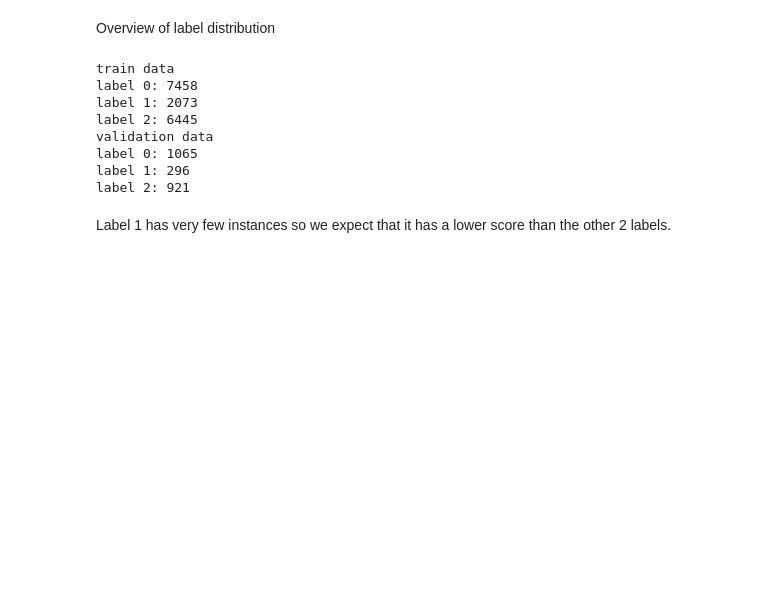
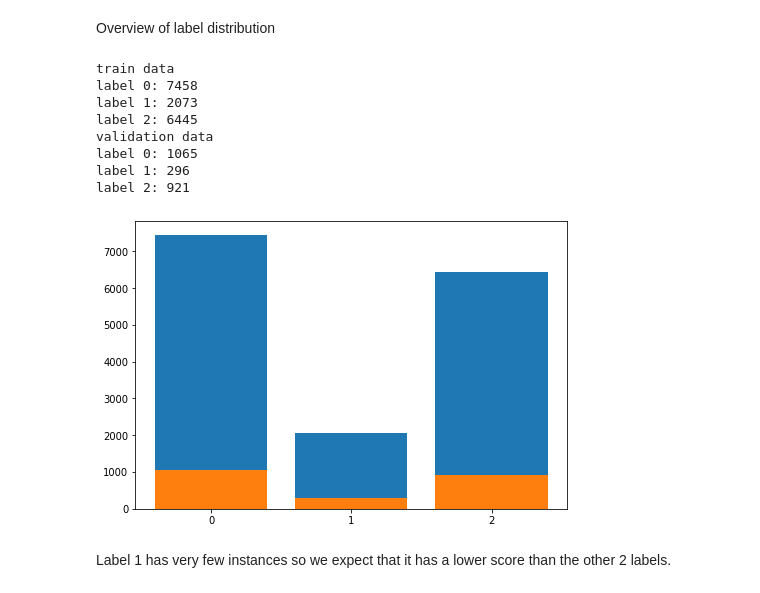
Before and after one commit to theodora-panteliou/Vaccine-Sentiment-Classifier, a Jupyter notebook: AI2_HM2_feed_forward_neural_network.ipynb, the cells around one changed output. Saved outputs shown, nothing was run; the diff lists cells and outputs as text; code cells hidden in the pictures; blank space fills up the shorter version.

```diff
--- a/AI2_HM2_feed_forward_neural_network.ipynb
+++ b/AI2_HM2_feed_forward_neural_network.ipynb
@@ -225,6 +222,17 @@ validation data
 label 0: 1065
 label 1: 296
 label 2: 921
+# %%
+fig = plt.figure()
+ax = fig.add_axes([0,0,1,1])
+langs = ['0', '1', '2']
+students = [Y_train[Y_train== 0].count(),Y_train[Y_train== 1].count(),Y_train[Y_train== 2].count()]
+students2= [Y_test[Y_test== 0].count(),Y_test[Y_test== 1].count(),Y_test[Y_test== 2].count()]
+ax.bar(langs, students)
+ax.bar(langs, students2)
+plt.show()
+# %% [output]
+[figure, added]
 # %% [markdown]
 Label 1 has very few instances so we expect that it has a lower score than the other 2 labels.
 # %% [markdown]
```
Also changed, not shown: parts of 25 cells of this notebook.
